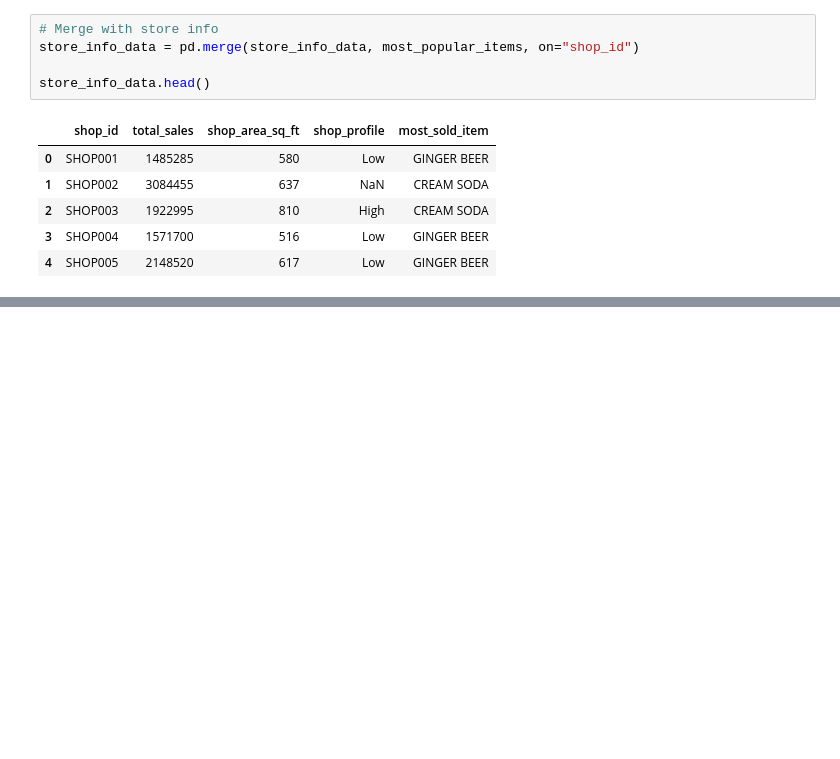
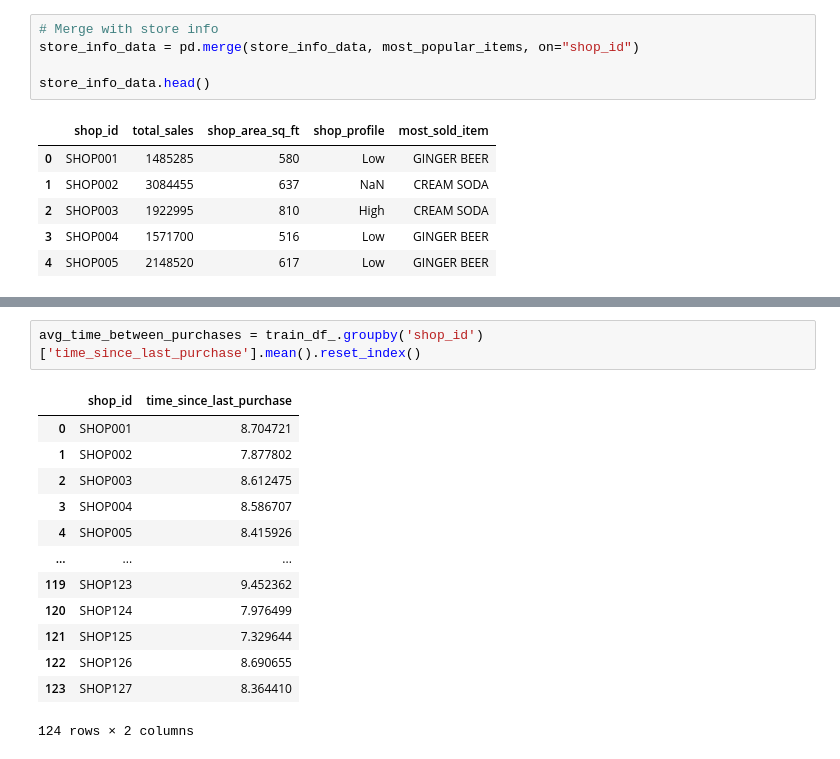
Before and after one commit to joelsathi/DataStorm-4.0-BrainLeftException, a Jupyter notebook: competition-notebook.ipynb, the cells around one changed output, grey strips where cells are left out. Drawn from its saved outputs; the diff is of its cells as text; blank space fills up the shorter version.

```diff
--- a/competition-notebook.ipynb
+++ b/competition-notebook.ipynb
@@ -284,0 +324,16 @@ store_info_data.head()
+# %%
+avg_time_between_purchases = train_df_.groupby('shop_id')['time_since_last_purchase'].mean().reset_index()
+# %% [output]
+|  | shop_id | time_since_last_purchase |
+| 0 | SHOP001 | 8.704721 |
+| 1 | SHOP002 | 7.877802 |
+| 2 | SHOP003 | 8.612475 |
+| 3 | SHOP004 | 8.586707 |
+| 4 | SHOP005 | 8.415926 |
+| ... | ... | ... |
+| 119 | SHOP123 | 9.452362 |
+| 120 | SHOP124 | 7.976499 |
+| 121 | SHOP125 | 7.329644 |
+| 122 | SHOP126 | 8.690655 |
+| 123 | SHOP127 | 8.364410 |
+124 rows × 2 columns
```
Also changed, not shown: parts of 4 cells of this notebook.
